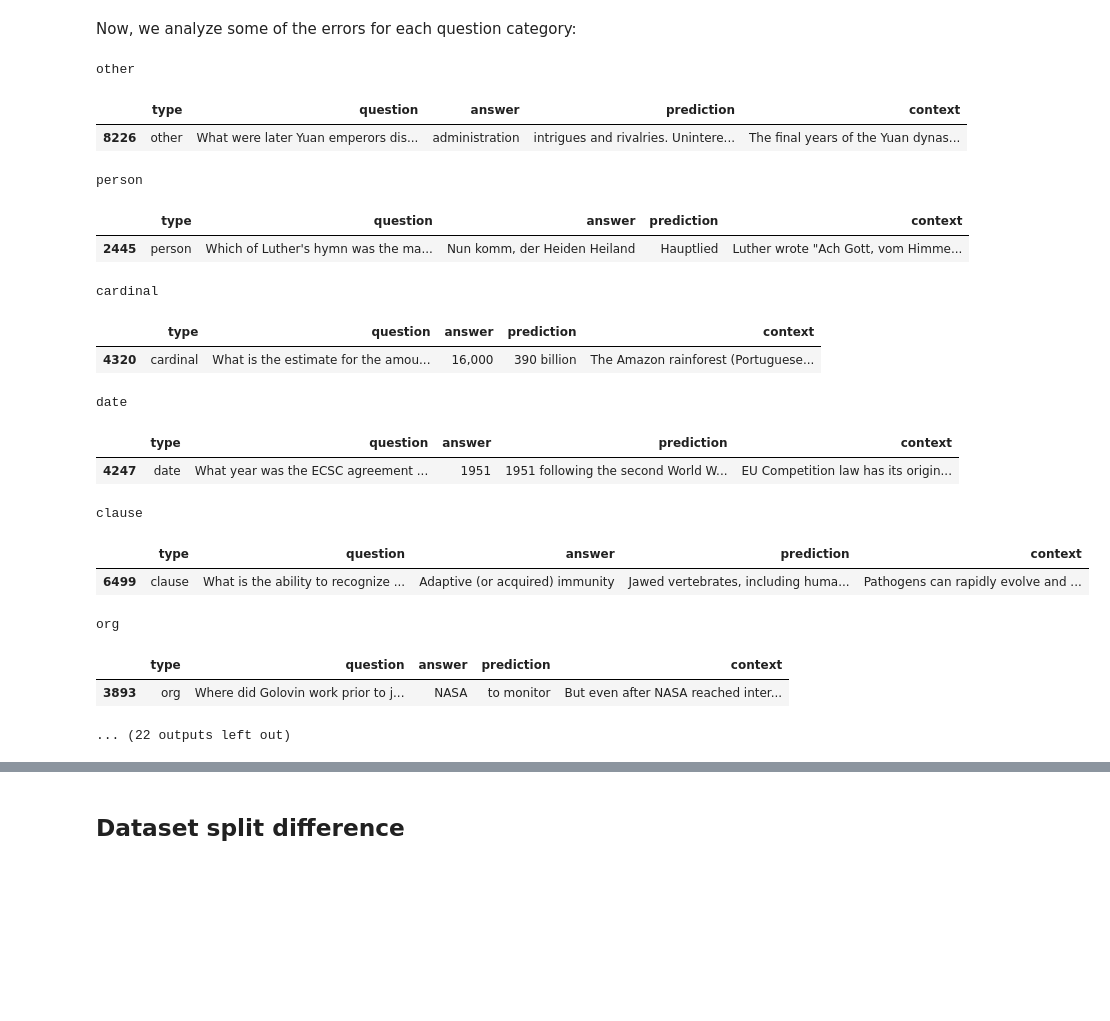
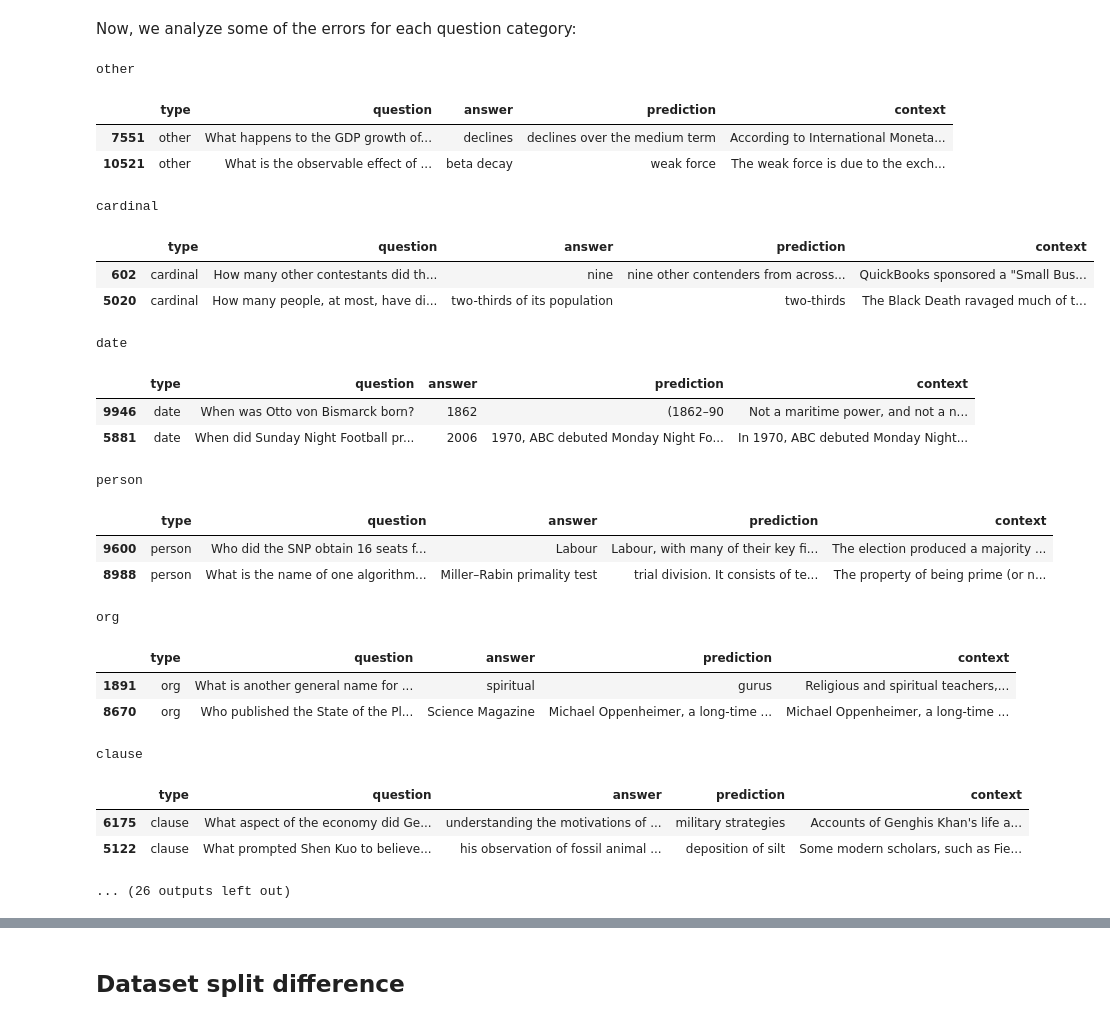
Before and after one commit to MarcelloCeresini/QuestionAnswering, a Jupyter notebook: src/error_analysis.ipynb, the cells around one changed output, grey strips where cells are left out. Drawn from its saved outputs; the diff is of its cells as text; code cells hidden in the pictures; blank space fills up the shorter version.

```diff
--- a/src/error_analysis.ipynb
+++ b/src/error_analysis.ipynb
@@ -246,29 +246,35 @@ Now, we analyze some of the errors for each question category:
 # %%
 errors_by_group_sorted = errors_by_group.sort_values(by='WRONG ANSWERS', ascending=False)
 
 for key in list(errors_by_group_sorted.index):
     if len(high_errors_df[high_errors_df["type"]==key])>1:
-        samples = high_errors_df[high_errors_df["type"]==key].drop(["f1-score", "exact-score"], axis=1).sample(1)
+        samples = high_errors_df[high_errors_df["type"]==key].drop(["f1-score", "exact-score"], axis=1).sample(2)
         print(key)
         display(samples)
     print()
 # %% [output]
 other
 |  | type | question | answer | prediction | context |
-| 8226 | other | What were later Yuan emperors dis... | administration | intrigues and rivalries. Unintere... | The final years of the Yuan dynas... |
+| 7551 | other | What happens to the GDP growth of... | declines | declines over the medium term | According to International Moneta... |
+| 10521 | other | What is the observable effect of ... | beta decay | weak force | The weak force is due to the exch... |
-person
+cardinal
 |  | type | question | answer | prediction | context |
-| 2445 | person | Which of Luther's hymn was the ma... | Nun komm, der Heiden Heiland | Hauptlied | Luther wrote "Ach Gott, vom Himme... |
+| 602 | cardinal | How many other contestants did th... | nine | nine other contenders from across... | QuickBooks sponsored a "Small Bus... |
+| 5020 | cardinal | How many people, at most, have di... | two-thirds of its population | two-thirds | The Black Death ravaged much of t... |
-cardinal
+date
 |  | type | question | answer | prediction | context |
-| 4320 | cardinal | What is the estimate for the amou... | 16,000 | 390 billion | The Amazon rainforest (Portuguese... |
+| 9946 | date | When was Otto von Bismarck born? | 1862 | (1862–90 | Not a maritime power, and not a n... |
+| 5881 | date | When did Sunday Night Football pr... | 2006 | 1970, ABC debuted Monday Night Fo... | In 1970, ABC debuted Monday Night... |
-date
+person
 |  | type | question | answer | prediction | context |
-| 4247 | date | What year was the ECSC agreement ... | 1951 | 1951 following the second World W... | EU Competition law has its origin... |
+| 9600 | person | Who did the SNP obtain 16 seats f... | Labour | Labour, with many of their key fi... | The election produced a majority ... |
+| 8988 | person | What is the name of one algorithm... | Miller–Rabin primality test | trial division. It consists of te... | The property of being prime (or n... |
-clause
+org
 |  | type | question | answer | prediction | context |
-| 6499 | clause | What is the ability to recognize ... | Adaptive (or acquired) immunity | Jawed vertebrates, including huma... | Pathogens can rapidly evolve and ... |
+| 1891 | org | What is another general name for ... | spiritual | gurus | Religious and spiritual teachers,... |
+| 8670 | org | Who published the State of the Pl... | Science Magazine | Michael Oppenheimer, a long-time ... | Michael Oppenheimer, a long-time ... |
-org
+clause
 |  | type | question | answer | prediction | context |
-| 3893 | org | Where did Golovin work prior to j... | NASA | to monitor | But even after NASA reached inter... |
+| 6175 | clause | What aspect of the economy did Ge... | understanding the motivations of ... | military strategies | Accounts of Genghis Khan's life a... |
+| 5122 | clause | What prompted Shen Kuo to believe... | his observation of fossil animal ... | deposition of silt | Some modern scholars, such as Fie... |
-... (22 outputs left out)
+... (26 outputs left out)
```
Also changed, not shown: parts of 11 cells of this notebook, 5 other files.
